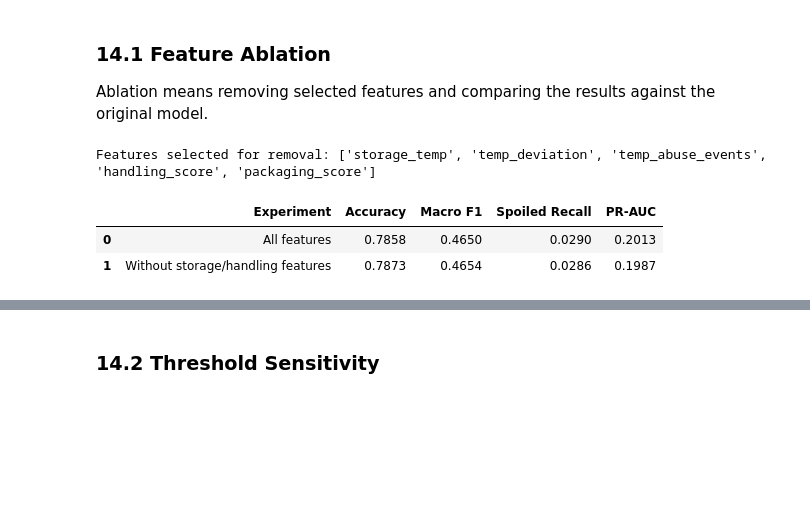
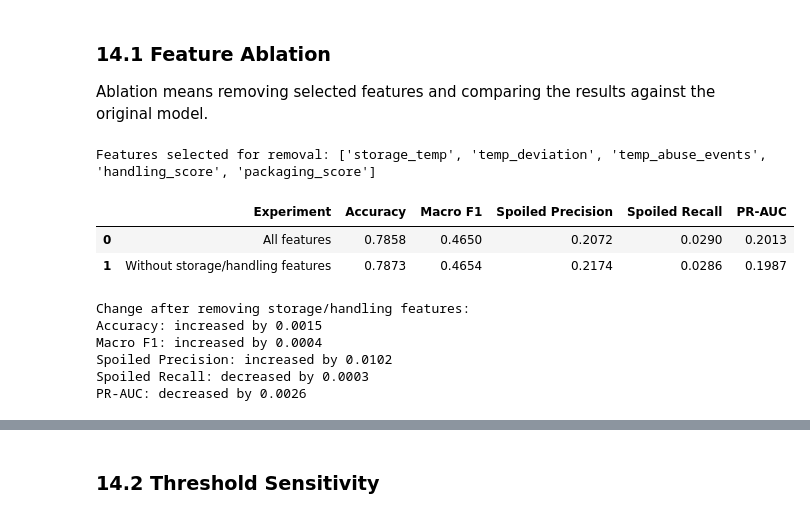
Before and after one commit to AnishaP3/Reducing-Inventory-Waste-in-Grocery-Stores, a Jupyter notebook: Notebooks/Mary_Milestone5.ipynb, the cells around one changed output, grey strips where cells are left out. Drawn from its saved outputs; the diff is of its cells as text; code cells hidden in the pictures; blank space fills up the shorter version.

```diff
--- a/Notebooks/Mary_Milestone5.ipynb
+++ b/Notebooks/Mary_Milestone5.ipynb
@@ -463,10 +463,13 @@ The following table compares the Accuracy, Recall, Precision, F1 (spoiled=1), Ma
 Ablation means removing selected features and comparing the results against the original model.
 # %%
 
-# Feature Ablation: compare the full feature set with a reduced feature set
-from sklearn.metrics import precision_score
-from sklearn.neighbors import KNeighborsClassifier
-from sklearn.metrics import f1_score, recall_score, average_precision_score, accuracy_score
+import numpy as np
+import pandas as pd
+import matplotlib.pyplot as plt
+from sklearn.metrics import average_precision_score
+### 14.1 Feature Ablation
+
+# Compare the full feature set with a reduced feature set
 
 # Features related to storage and product handling
 handling_cols = [
@@ -482,8 +485,10 @@ handling_cols = [col for col in handling_cols if col in X_train_scaled.columns]
 
 print("Features selected for removal:", handling_cols)
 
+
 # Function to train and evaluate kNN
 def evaluate_knn_features(X_train_exp, X_val_exp, experiment):
+
     model = KNeighborsClassifier(n_neighbors=4)
     model.fit(X_train_exp, y_train)
 
@@ -494,36 +499,72 @@ def evaluate_knn_features(X_train_exp, X_val_exp, experiment):
         "Experiment": experiment,
         "Accuracy": accuracy_score(y_val, predictions),
         "Macro F1": f1_score(y_val, predictions, average='macro'),
-        "Spoiled Recall": recall_score(y_val, predictions, pos_label=1, zero_division=0),
+        "Spoiled Precision": precision_score(
+            y_val, predictions, pos_label=1, zero_division=0
+        ),
+        "Spoiled Recall": recall_score(
+            y_val, predictions, pos_label=1, zero_division=0
+        ),
         "PR-AUC": average_precision_score(y_val, probabilities)
     }
 
+
 if len(handling_cols) == 0:
+
     print("No storage/handling features were found. Ablation experiment skipped.")
 
 else:
+
     # Experiment 1: use all approved features
     full_result = evaluate_knn_features(
         X_train_scaled,
         X_val_scaled,
         "All features"
     )
 
     # Experiment 2: remove storage and handling features
     X_train_reduced = X_train_scaled.drop(columns=handling_cols)
     X_val_reduced = X_val_scaled.drop(columns=handling_cols)
 
     reduced_result = evaluate_knn_features(
         X_train_reduced,
         X_val_reduced,
         "Without storage/handling features"
     )
 
     # Display comparison
     ablation_results = pd.DataFrame([full_result, reduced_result])
     display(ablation_results.round(4))
+
+    # Calculate changes in performance
+    print("\nChange after removing storage/handling features:")
+
+    for metric in [
+        "Accuracy",
+        "Macro F1",
+        "Spoiled Precision",
+        "Spoiled Recall",
+        "PR-AUC"
+    ]:
+
+        change = reduced_result[metric] - full_result[metric]
+
+        if change > 0:
+            direction = "increased"
+        elif change < 0:
+            direction = "decreased"
+        else:
+            direction = "remained unchanged"
+
+        print(f"{metric}: {direction} by {abs(change):.4f}")
 # %% [output]
 Features selected for removal: ['storage_temp', 'temp_deviation', 'temp_abuse_events', 'handling_score', 'packaging_score']
-|  | Experiment | Accuracy | Macro F1 | Spoiled Recall | PR-AUC |
-| 0 | All features | 0.7858 | 0.4650 | 0.0290 | 0.2013 |
-| 1 | Without storage/handling features | 0.7873 | 0.4654 | 0.0286 | 0.1987 |
+|  | Experiment | Accuracy | Macro F1 | Spoiled Precision | Spoiled Recall | PR-AUC |
+| 0 | All features | 0.7858 | 0.4650 | 0.2072 | 0.0290 | 0.2013 |
+| 1 | Without storage/handling features | 0.7873 | 0.4654 | 0.2174 | 0.0286 | 0.1987 |
+Change after removing storage/handling features:
+Accuracy: increased by 0.0015
+Macro F1: increased by 0.0004
+Spoiled Precision: increased by 0.0102
+Spoiled Recall: decreased by 0.0003
+PR-AUC: decreased by 0.0026
```
Also changed, not shown: parts of 13 cells of this notebook.
